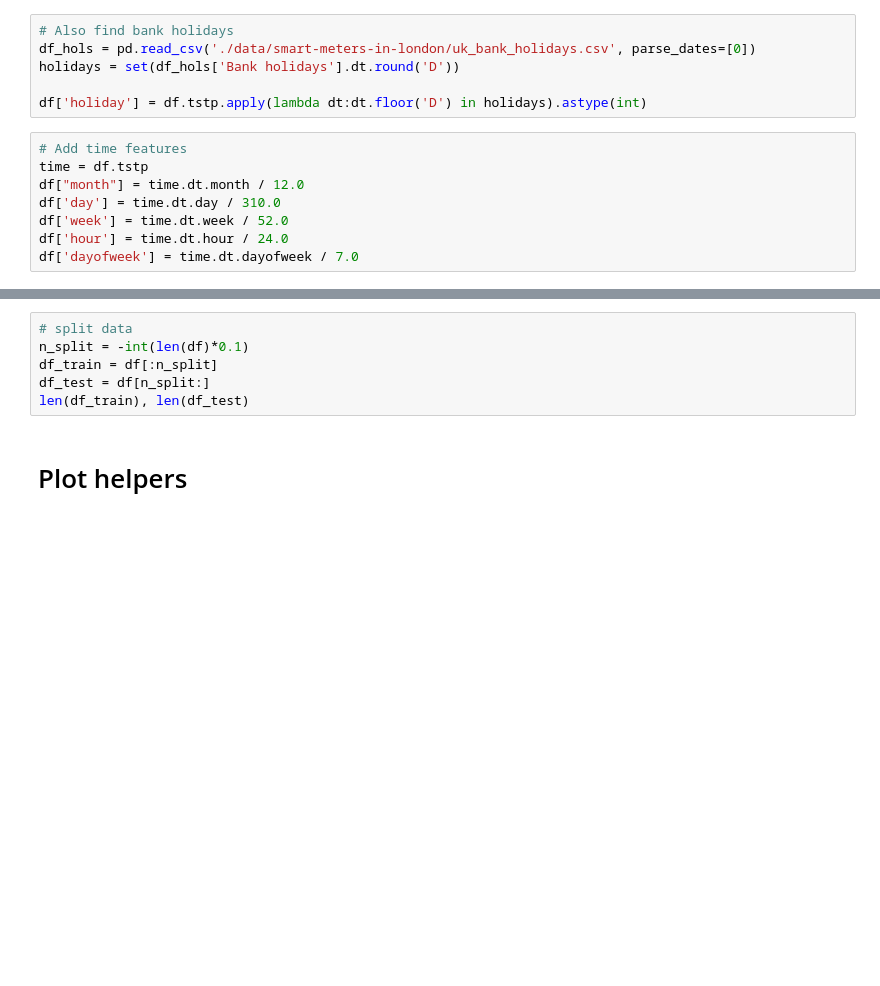
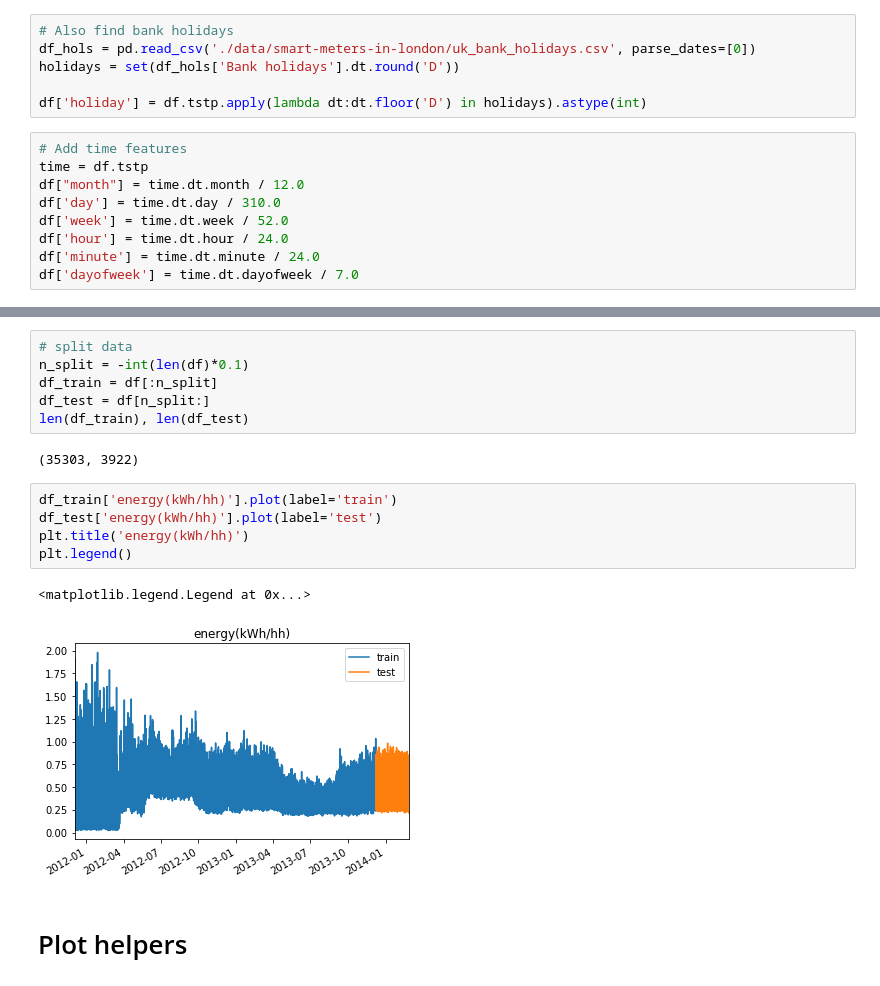
Before and after one commit to wassname/attentive-neural-processes, a Jupyter notebook: smartmeters.ipynb, the cells around one changed output, grey strips where cells are left out. Saved outputs shown, nothing was run; the diff lists cells and outputs as text; blank space fills up the shorter version.

```diff
--- a/smartmeters.ipynb
+++ b/smartmeters.ipynb
@@ -114,6 +114,7 @@ df["month"] = time.dt.month / 12.0
 df['day'] = time.dt.day / 310.0
 df['week'] = time.dt.week / 52.0
 df['hour'] = time.dt.hour / 24.0
+df['minute'] = time.dt.minute / 24.0
 df['dayofweek'] = time.dt.dayofweek / 7.0
 # %%
 # Drop nan and 0's
@@ -130,6 +141,16 @@ n_split = -int(len(df)*0.1)
 df_train = df[:n_split]
 df_test = df[n_split:]
 len(df_train), len(df_test)
+# %% [output]
+(35303, 3922)
+# %%
+df_train['energy(kWh/hh)'].plot(label='train')
+df_test['energy(kWh/hh)'].plot(label='test')
+plt.title('energy(kWh/hh)')
+plt.legend()
+# %% [output]
+<matplotlib.legend.Legend at 0x...>
+[figure, added]
 # %% [markdown]
 # Plot helpers
 # %%
```
Also changed, not shown: parts of 16 cells of this notebook, 4 other files.
